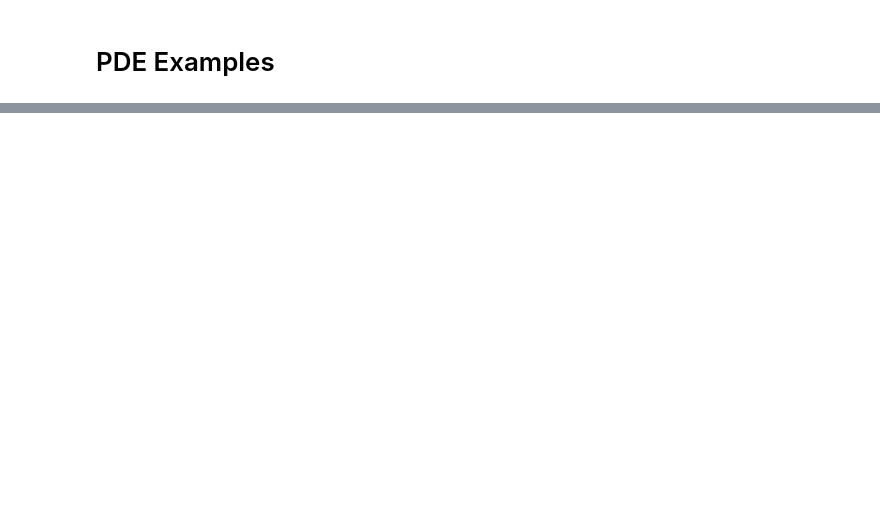
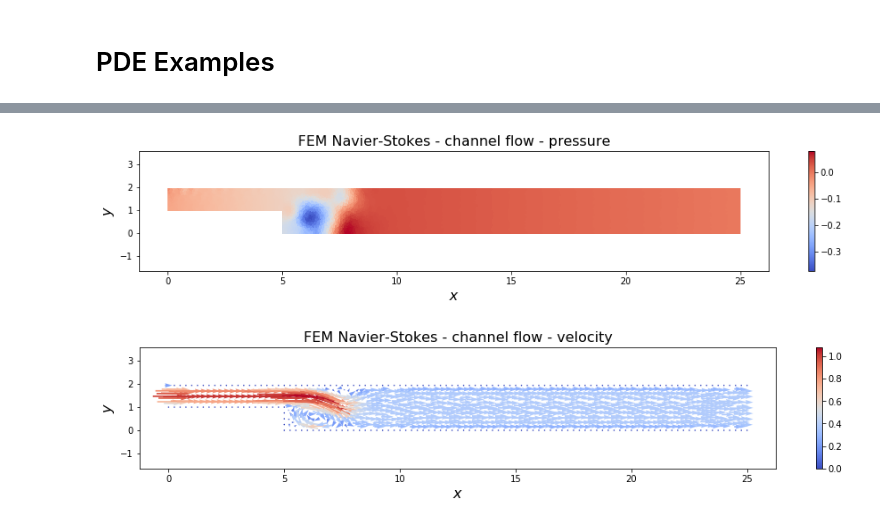
Before and after one commit to msc-acse/acse-9-independent-research-project-kmei92, a Jupyter notebook: acse/test_notebooks/firedrake_framework_module_notebook.ipynb, the cells around one changed output, grey strips where cells are left out. Drawn from its saved outputs; the diff is of its cells as text; code cells hidden in the pictures; blank space fills up the shorter version.

```diff
--- a/acse/test_notebooks/firedrake_framework_module_notebook.ipynb
+++ b/acse/test_notebooks/firedrake_framework_module_notebook.ipynb
@@ -256,0 +544,19 @@ print(x.x)
+# %%
+fig2 = plt.figure(figsize=(16, 2.5))
+ax2 = fig2.add_subplot(111)
+ax2.set_xlabel('$x$', fontsize=16)
+ax2.set_ylabel('$y$', fontsize=16)
+ax2.set_title('FEM Navier-Stokes - channel flow - pressure', fontsize=16)
+fd.plot(solver.form_args['p_'],axes=ax2)
+ax2.axis('equal')
+
+fig3 = plt.figure(figsize=(16, 2.5))
+ax3 = fig3.add_subplot(111)
+ax3.set_xlabel('$x$', fontsize=16)
+ax3.set_ylabel('$y$', fontsize=16)
+ax3.set_title('FEM Navier-Stokes - channel flow - velocity', fontsize=16)
+fd.plot(solver.form_args['u_'],axes=ax3)
+ax3.axis('equal');
+# %% [output]
+[figure, added]
+[figure, added]
```
Also changed, not shown: parts of 22 cells of this notebook, 19 other files.
